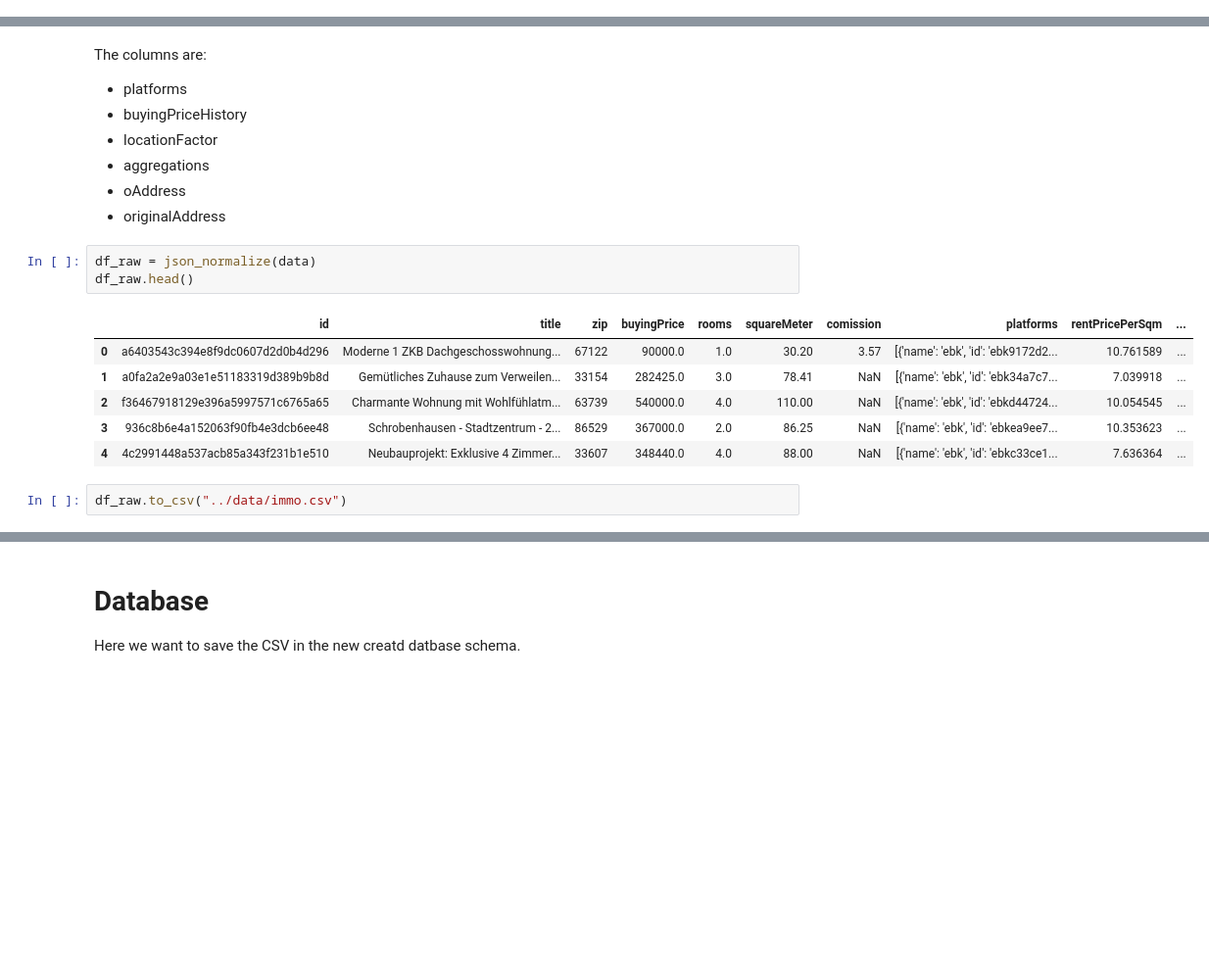
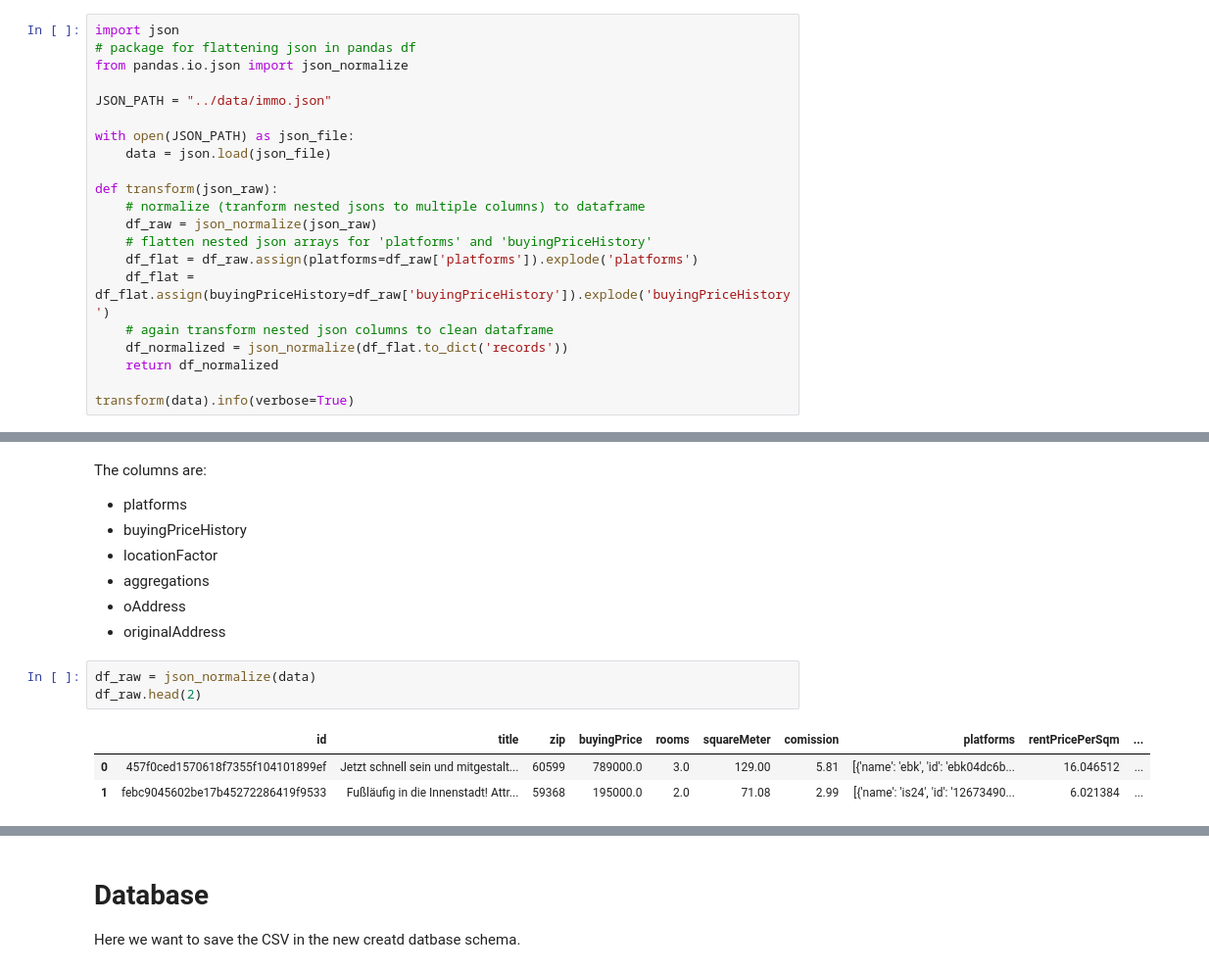
Before and after one commit to FollowJack/awesome-dataengineer-masterclass, a Jupyter notebook: 02_real_estate_roi_calculator/notebooks/playfield.ipynb, the cells around one changed output, grey strips where cells are left out. Shown: that part at 98% size. Drawn from its saved outputs; the diff is of its cells as text; blank space fills up the shorter version.

Commit message:
feat: flatten json

```diff
--- a/02_real_estate_roi_calculator/notebooks/playfield.ipynb
+++ b/02_real_estate_roi_calculator/notebooks/playfield.ipynb
@@ -50,3 +53,24 @@ Finish loading data
 # %% [markdown]
 ## Transformation
 We want to clean the nested JSON (normalize them).
+# %%
+import json
+# package for flattening json in pandas df
+from pandas.io.json import json_normalize
+
+JSON_PATH = "../data/immo.json"
+
+with open(JSON_PATH) as json_file:
+    data = json.load(json_file)
+
+def transform(json_raw):
+    # normalize (tranform nested jsons to multiple columns) to dataframe
+    df_raw = json_normalize(json_raw)
+    # flatten nested json arrays for 'platforms' and 'buyingPriceHistory'
+    df_flat = df_raw.assign(platforms=df_raw['platforms']).explode('platforms')
+    df_flat = df_flat.assign(buyingPriceHistory=df_raw['buyingPriceHistory']).explode('buyingPriceHistory')
+    # again transform nested json columns to clean dataframe
+    df_normalized = json_normalize(df_flat.to_dict('records'))
+    return df_normalized
+
+transform(data).info(verbose=True)
@@ -120,13 +156,8 @@ The columns are:
 - originalAddress
 # %%
 df_raw = json_normalize(data)
-df_raw.head()
+df_raw.head(2)
 # %% [output]
 |  | id | title | zip | buyingPrice | rooms | squareMeter | comission | platforms | rentPricePerSqm | ... |
-| 0 | a6403543c394e8f9dc0607d2d0b4d296 | Moderne 1 ZKB Dachgeschosswohnung... | 67122 | 90000.0 | 1.0 | 30.20 | 3.57 | [{'name': 'ebk', 'id': 'ebk9172d2... | 10.761589 | ... |
-| 1 | a0fa2a2e9a03e1e51183319d389b9b8d | Gemütliches Zuhause zum Verweilen... | 33154 | 282425.0 | 3.0 | 78.41 | NaN | [{'name': 'ebk', 'id': 'ebk34a7c7... | 7.039918 | ... |
-| 2 | f36467918129e396a5997571c6765a65 | Charmante Wohnung mit Wohlfühlatm... | 63739 | 540000.0 | 4.0 | 110.00 | NaN | [{'name': 'ebk', 'id': 'ebkd44724... | 10.054545 | ... |
-| 3 | 936c8b6e4a152063f90fb4e3dcb6ee48 | Schrobenhausen - Stadtzentrum - 2... | 86529 | 367000.0 | 2.0 | 86.25 | NaN | [{'name': 'ebk', 'id': 'ebkea9ee7... | 10.353623 | ... |
-| 4 | 4c2991448a537acb85a343f231b1e510 | Neubauprojekt: Exklusive 4 Zimmer... | 33607 | 348440.0 | 4.0 | 88.00 | NaN | [{'name': 'ebk', 'id': 'ebkc33ce1... | 7.636364 | ... |
+| 0 | 457f0ced1570618f7355f104101899ef | Jetzt schnell sein und mitgestalt... | 60599 | 789000.0 | 3.0 | 129.00 | 5.81 | [{'name': 'ebk', 'id': 'ebk04dc6b... | 16.046512 | ... |
+| 1 | febc9045602be17b45272286419f9533 | Fußläufig in die Innenstadt! Attr... | 59368 | 195000.0 | 2.0 | 71.08 | 2.99 | [{'name': 'is24', 'id': '12673490... | 6.021384 | ... |
-# %%
-df_raw.to_csv("../data/immo.csv")
```
Also changed, not shown: parts of 36 cells of this notebook, 6 other files.
